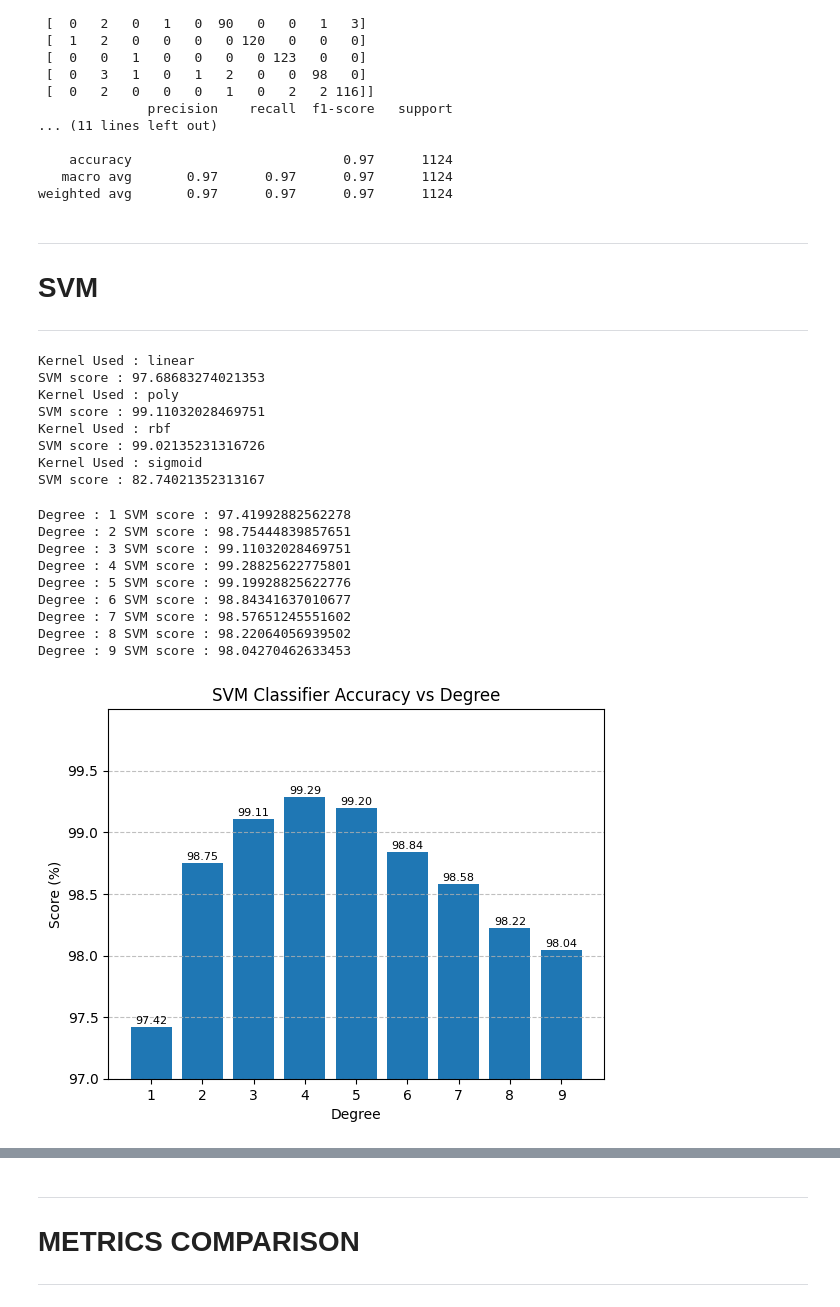
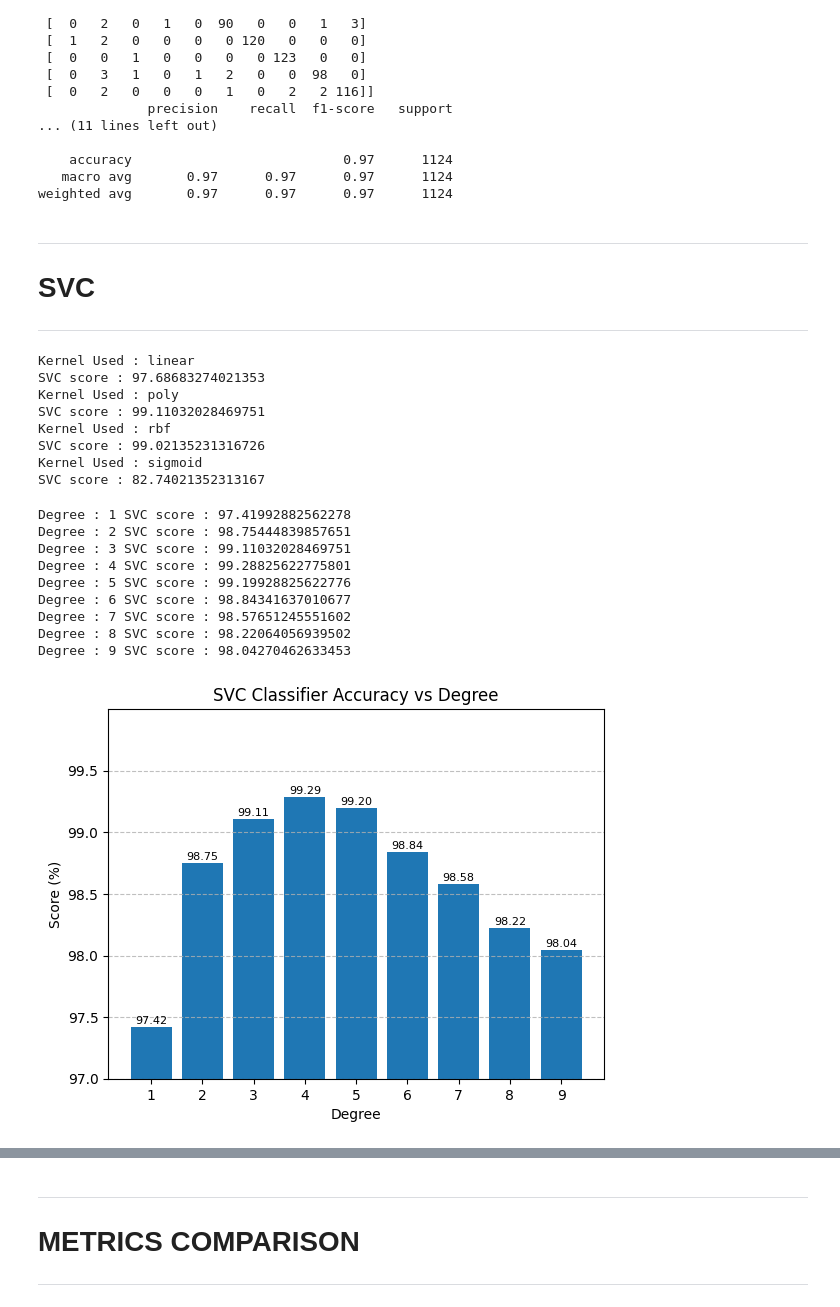
Before and after one commit to Muhammad-Abdullah-Feroz/Macine-Learning, a Jupyter notebook: OCR_Digits.ipynb, the cells around one changed output, grey strips where cells are left out. Drawn from its saved outputs; the diff is of its cells as text; code cells hidden in the pictures.

```diff
--- a/OCR_Digits.ipynb
+++ b/OCR_Digits.ipynb
@@ -398,58 +398,58 @@ reportLR = reportLR["weighted avg"]
 models_precision["LR"] = reportLR
 # %% [markdown]
 ---
-# **SVM**
+# **SVC**
 ---
 # %%
 kernels = ['linear', 'poly', 'rbf', 'sigmoid']
 
 for krnl in kernels:
-    svm = SVC(kernel=krnl , random_state=42)
-    svm.fit(X_train, Y_train)
+    svc = SVC(kernel=krnl , random_state=42)
+    svc.fit(X_train, Y_train)
 
-    Y_pred = svm.predict(X_test)
+    Y_pred = svc.predict(X_test)
     print(f"Kernel Used : {krnl}")
-    print(f"SVM score : {svm.score(X_test, Y_test)*100}")
+    print(f"SVC score : {svc.score(X_test, Y_test)*100}")
 # %% [output]
 Kernel Used : linear
-SVM score : 97.68683274021353
+SVC score : 97.68683274021353
 Kernel Used : poly
-SVM score : 99.11032028469751
+SVC score : 99.11032028469751
 Kernel Used : rbf
-SVM score : 99.02135231316726
+SVC score : 99.02135231316726
 Kernel Used : sigmoid
-SVM score : 82.74021352313167
+SVC score : 82.74021352313167
 # %%
-svm_comparison = {}
+svc_comparison = {}
 
 for i in range (1,10):
-    svm = SVC(kernel='poly', random_state=42, degree=i)
-    svm.fit(X_train, Y_train)
+    svc = SVC(kernel='poly', random_state=42, degree=i)
+    svc.fit(X_train, Y_train)
 
-    Y_pred = svm.predict(X_test)
-    svm_score = svm.score(X_test, Y_test)*100
-    svm_comparison[i] = svm_score
-    print(f"Degree : {i} SVM score : {svm_score}")
+    Y_pred = svc.predict(X_test)
+    svc_score = svc.score(X_test, Y_test)*100
+    svc_comparison[i] = svc_score
+    print(f"Degree : {i} SVC score : {svc_score}")
 
 plt.yticks(np.arange(97,100,0.5))
 plt.xticks(np.arange(1, 10, 1))
 plt.ylim(97,100)
 plt.ylabel("Score (%)")
 plt.xlabel("Degree")
-plt.title("SVM Classifier Accuracy vs Degree")
+plt.title("SVC Classifier Accuracy vs Degree")
 plt.grid(axis='y', linestyle='--', alpha=0.8)
-plt.bar(svm_comparison.keys(), svm_comparison.values())
-for i , (label,value) in enumerate(svm_comparison.items()):
+plt.bar(svc_comparison.keys(), svc_comparison.values())
+for i , (label,value) in enumerate(svc_comparison.items()):
     plt.text(label, value+0.01, f"{value:.2f}", ha='center', va='bottom', fontsize=8)
 # %% [output]
-Degree : 1 SVM score : 97.41992882562278
-Degree : 2 SVM score : 98.75444839857651
-Degree : 3 SVM score : 99.11032028469751
-Degree : 4 SVM score : 99.28825622775801
-Degree : 5 SVM score : 99.19928825622776
-Degree : 6 SVM score : 98.84341637010677
-Degree : 7 SVM score : 98.57651245551602
-Degree : 8 SVM score : 98.22064056939502
-Degree : 9 SVM score : 98.04270462633453
+Degree : 1 SVC score : 97.41992882562278
+Degree : 2 SVC score : 98.75444839857651
+Degree : 3 SVC score : 99.11032028469751
+Degree : 4 SVC score : 99.28825622775801
+Degree : 5 SVC score : 99.19928825622776
+Degree : 6 SVC score : 98.84341637010677
+Degree : 7 SVC score : 98.57651245551602
+Degree : 8 SVC score : 98.22064056939502
+Degree : 9 SVC score : 98.04270462633453
-[figure, old version]
+[figure, new version]
 # %%
```
Also changed, not shown: parts of 5 cells of this notebook.
